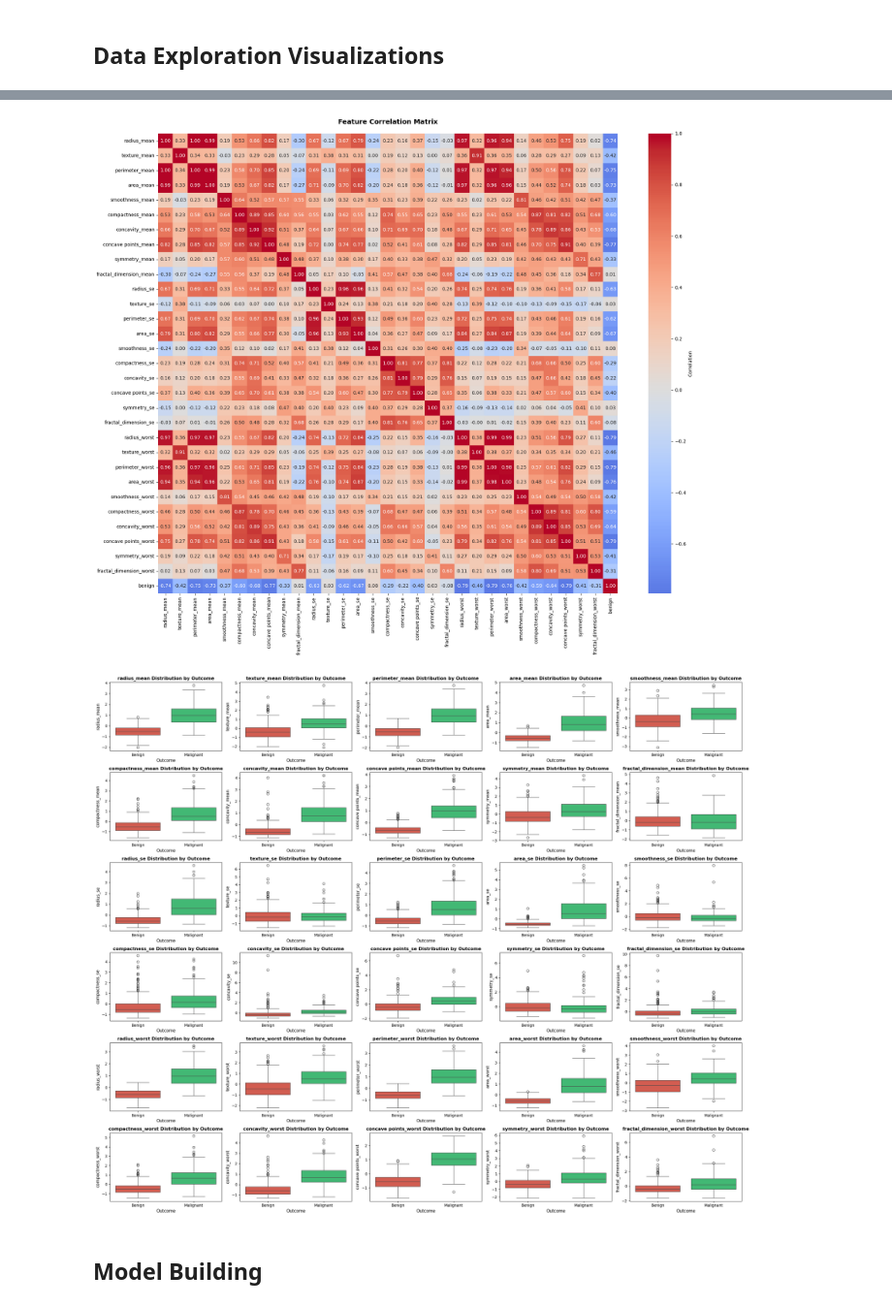
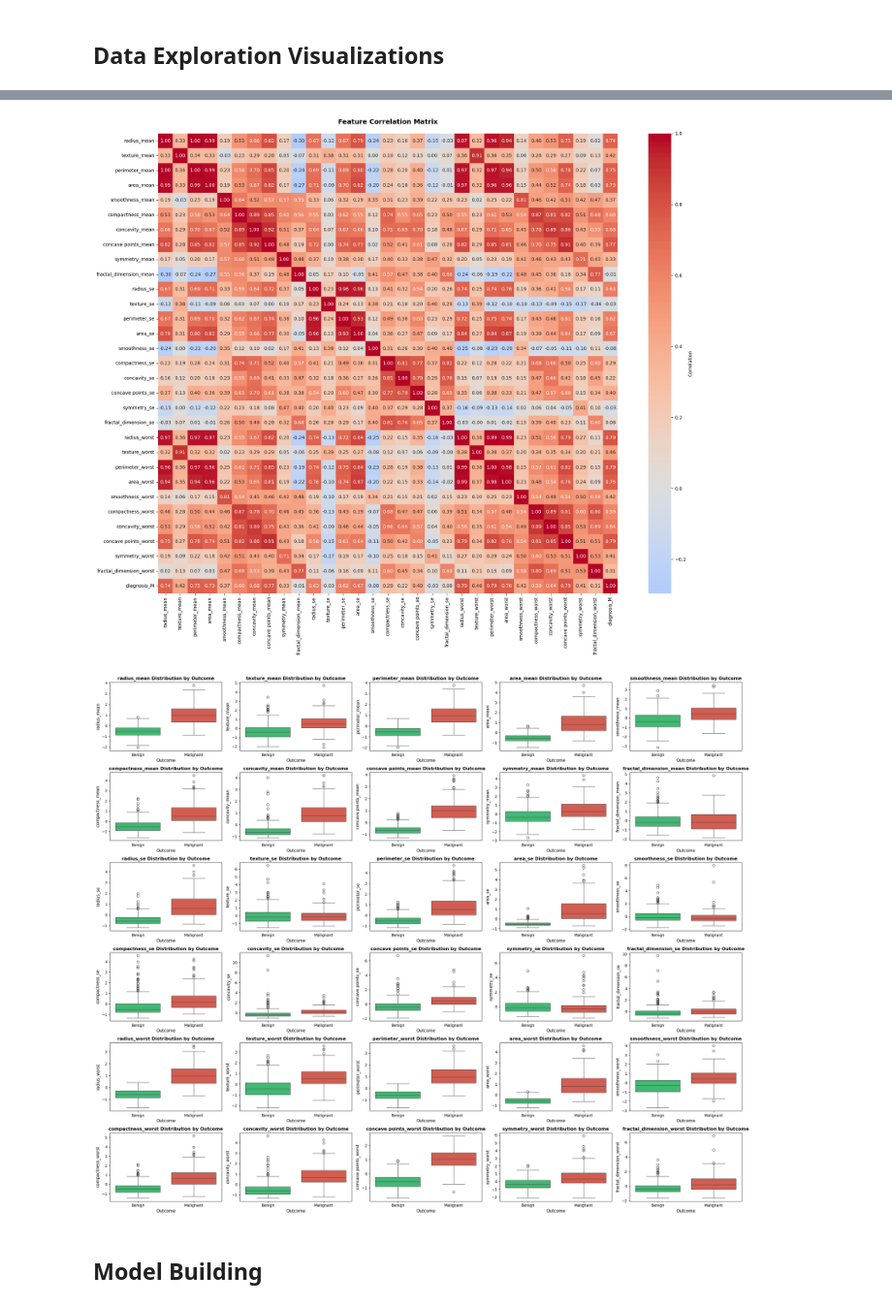
Before and after one commit to danielpederzini/classification-from-scratch, a Jupyter notebook: knn_cancer.ipynb, the cells around one changed output, grey strips where cells are left out. Shown at 97% size. Drawn from its saved outputs; the diff is of its cells as text; code cells hidden in the pictures.

Commit message:
Improve outcome one hotting in cancer dataset

```diff
--- a/knn_cancer.ipynb
+++ b/knn_cancer.ipynb
@@ -32,3 +32,6 @@ cancer_data.head()
 5 rows × 32 columns
 # %%
 cancer_data = cancer_data.drop(columns=["id"])
+# %%
+cancer_data = pd.get_dummies(cancer_data, columns=["diagnosis"], drop_first=True, dtype=int)
+cancer_data.head()
@@ -35,5 +46,5 @@ cancer_data = cancer_data.drop(columns=["id"])
 # %%
-x_train, x_test, y_train, y_test = split_train_test(cancer_data.drop("diagnosis", axis=1), cancer_data["diagnosis"])
+x_train, x_test, y_train, y_test = split_train_test(cancer_data.drop("diagnosis_M", axis=1), cancer_data["diagnosis_M"])
 x_train.shape, x_test.shape, y_train.shape, y_test.shape
 # %% [output]
 ((455, 30), (114, 30), (455,), (114,))
@@ -81,8 +92,7 @@ Malignant: 290 (63.7%)
 fig, ax = plt.subplots(figsize=(20, 16))
 
 correlation_data = x_train.copy()
-correlation_data["benign"] = y_train.replace({"B": 1, "M": 0})
-
+correlation_data["diagnosis_M"] = y_train
 correlation_matrix = correlation_data.corr()
 
 sns.heatmap(correlation_matrix, annot=True, fmt=".2f", cmap="coolwarm",
@@ -91,25 +101,25 @@ ax.set_title("Feature Correlation Matrix", fontsize=14, fontweight="bold", pad=2
 plt.tight_layout()
 plt.show()
 # %% [output]
-[figure, old version]
+[figure, new version]
 # %%
 fig, axes = plt.subplots(6, 5, figsize=(24, 20))
 axes = axes.ravel()
 
 viz_data = x_train.copy()
-viz_data["Outcome"] = y_train.replace({"B": "Benign", "M": "Malignant"})
+viz_data["Outcome"] = y_train.replace({1: "Malignant", 0: "Benign"})
 
 for idx, feature in enumerate(x_train.columns):
     sns.boxplot(data=viz_data, x="Outcome", y=feature, ax=axes[idx],
-                palette=["#e74c3c", "#2ecc71"])
+                palette=["#2ecc71", "#e74c3c"])
     axes[idx].set_title(f"{feature} Distribution by Outcome", fontsize=12, fontweight="bold")
     axes[idx].set_xlabel("Outcome", fontsize=11)
     axes[idx].set_ylabel(feature, fontsize=11)
 
 plt.tight_layout()
 plt.show()
 # %% [output]
-[figure, old version]
+[figure, new version]
 # %% [markdown]
 ## Model Building
 # %%
```
Also changed, not shown: parts of 3 cells of this notebook.
